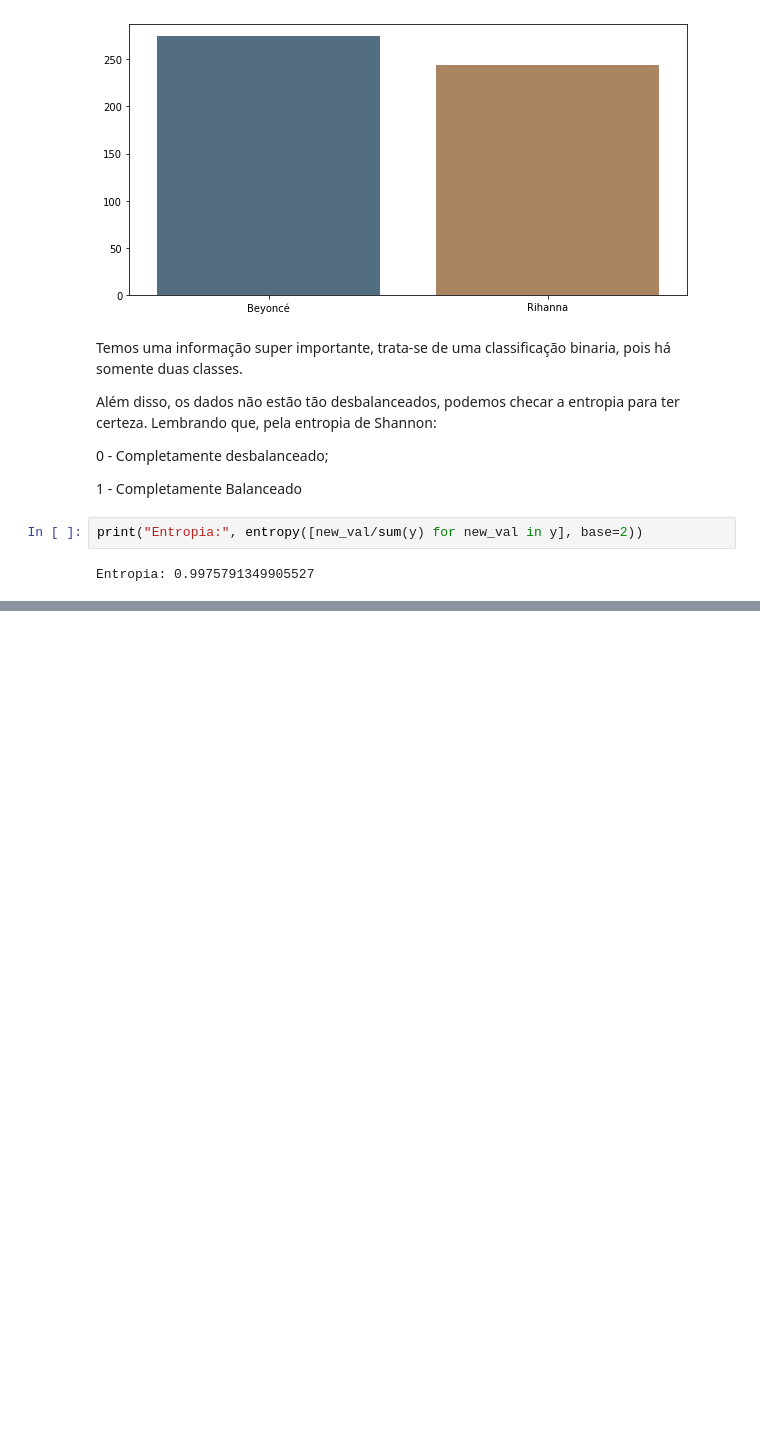
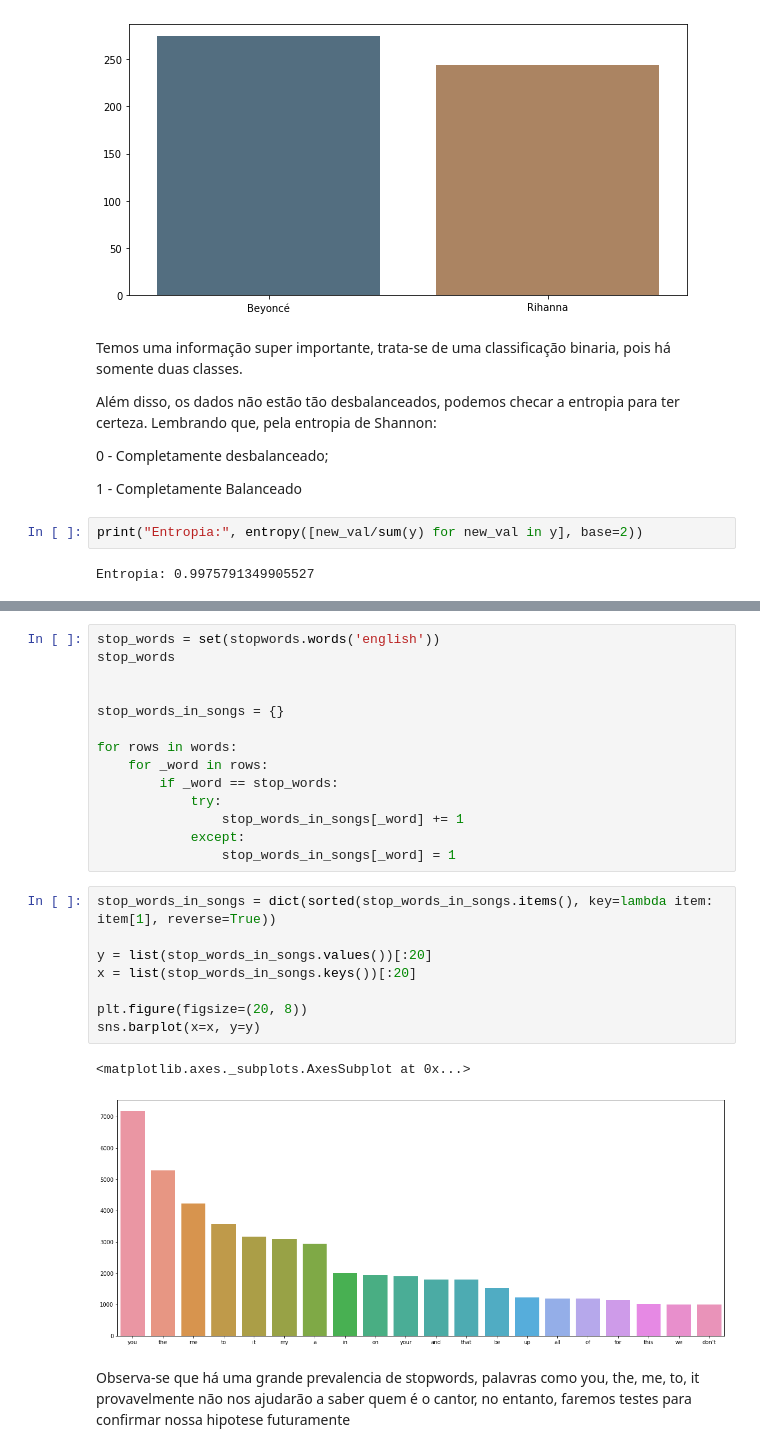
Before and after one commit to Andre-Sacilotti/ML-NLP-Questions, a Jupyter notebook: NLP - Classificador de Artistas.ipynb, the cells around one changed output, grey strips where cells are left out. Saved outputs shown, nothing was run; the diff lists cells and outputs as text; blank space fills up the shorter version.

```diff
--- a/NLP - Classificador de Artistas.ipynb
+++ b/NLP - Classificador de Artistas.ipynb
@@ -57,0 +112,27 @@ Entropia: 0.9975791349905527
+# %%
+stop_words = set(stopwords.words('english'))
+stop_words
+
+
+stop_words_in_songs = {}
+
+for rows in words:
+    for _word in rows:
+        if _word == stop_words:
+            try:
+                stop_words_in_songs[_word] += 1
+            except:
+                stop_words_in_songs[_word] = 1
+# %%
+stop_words_in_songs = dict(sorted(stop_words_in_songs.items(), key=lambda item: item[1], reverse=True))
+
+y = list(stop_words_in_songs.values())[:20]
+x = list(stop_words_in_songs.keys())[:20]
+
+plt.figure(figsize=(20, 8))
+sns.barplot(x=x, y=y)
+# %% [output]
+<matplotlib.axes._subplots.AxesSubplot at 0x...>
+[figure, added]
+# %% [markdown]
+Observa-se que há uma grande prevalencia de stopwords, palavras como you, the, me, to, it provavelmente não nos ajudarão a saber quem é o cantor, no entanto, faremos testes para confirmar nossa hipotese futuramente
```
Also changed, not shown: parts of 20 cells of this notebook.
